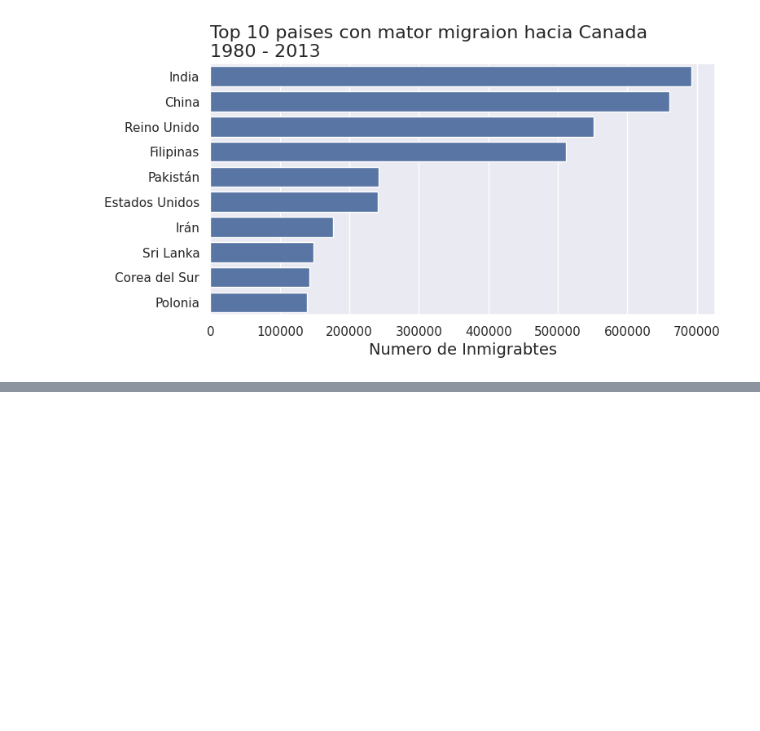
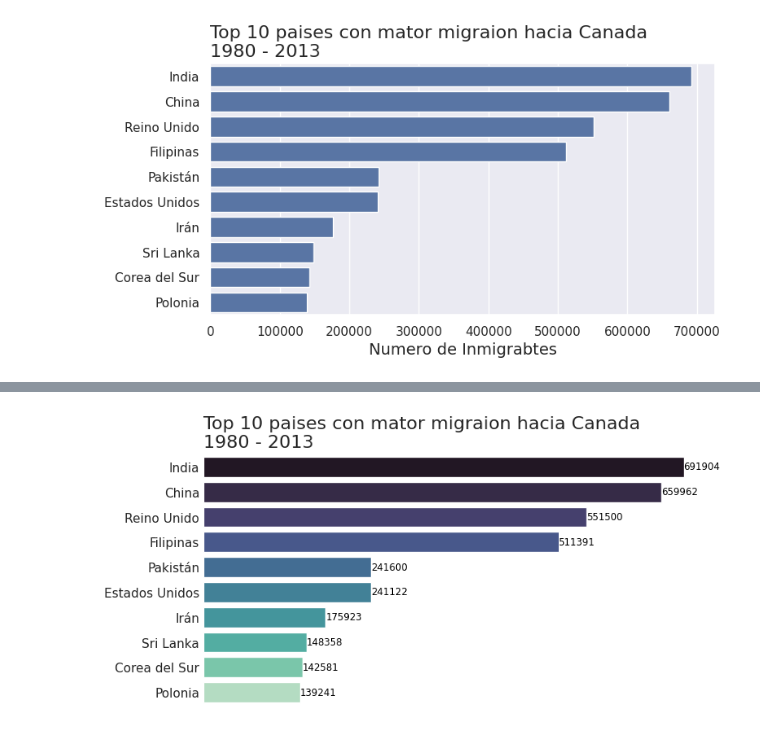
Before and after one commit to diego2003-her14/cursos-alura-ciencia-de-datos, a Jupyter notebook: visualizacion_de_datos_con_python.ipynb, the cells around one changed output, grey strips where cells are left out. Cells and saved outputs as stored; diff of their text form; code cells hidden in the pictures; blank space fills up the shorter version.

```diff
--- a/visualizacion_de_datos_con_python.ipynb
+++ b/visualizacion_de_datos_con_python.ipynb
@@ -434,0 +458,4 @@ plt.show()
+# %%
+generar_el_grafico('mako')
+# %% [output]
+[figure, added]
```
Also changed, not shown: parts of 20 cells of this notebook.
